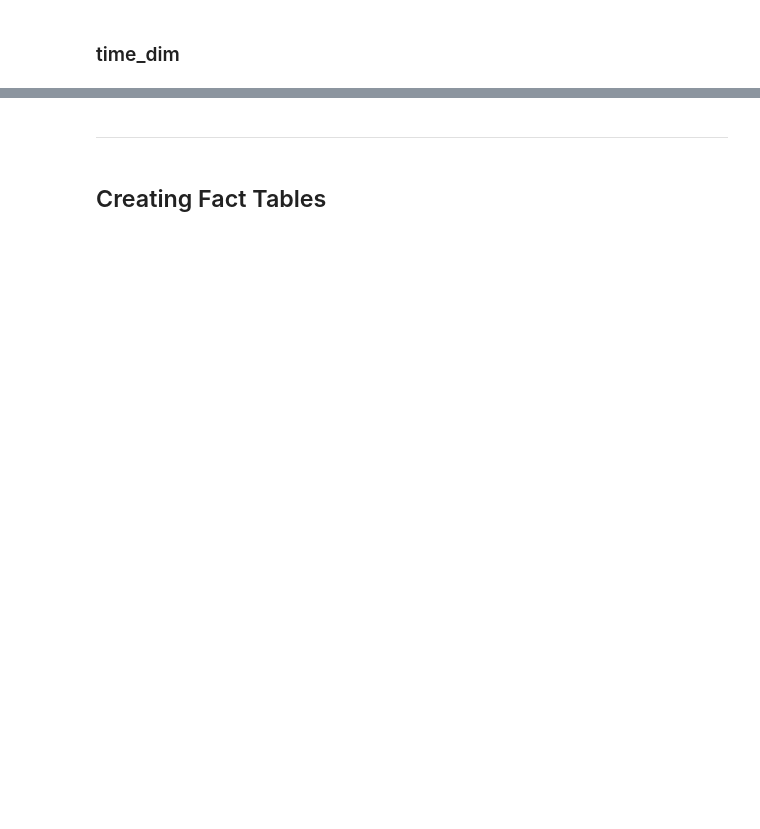
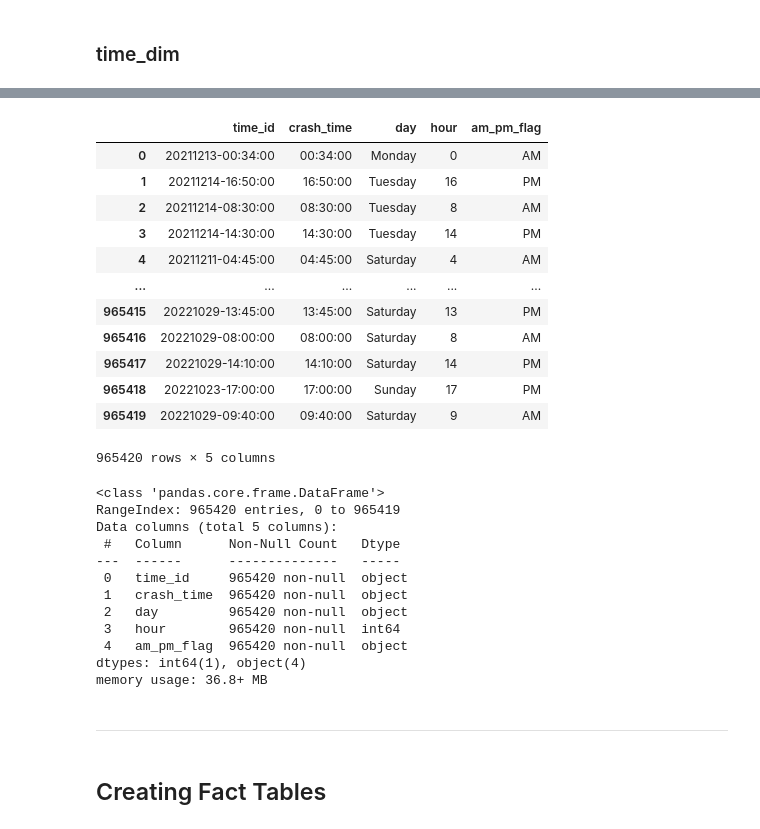
Before and after one commit to xyjiang970/cis9440-dataWarehousing, a Jupyter notebook: project/milestones_submission/milestone3/milestone3_ETL_jason_github.ipynb, the cells around one changed output, grey strips where cells are left out. Cells and saved outputs as stored; diff of their text form; code cells hidden in the pictures; blank space fills up the shorter version.

```diff
--- a/project/milestones_submission/milestone3/milestone3_ETL_jason_github.ipynb
+++ b/project/milestones_submission/milestone3/milestone3_ETL_jason_github.ipynb
@@ -567,3 +510,61 @@ memory usage: 36.8+ MB
+# %%
+# needed initial columns
+time_dim = overall_df[["crash_date", "crash_time"]]
+
+# making "day" column
+time_dim['crash_date']= pd.to_datetime(time_dim['crash_date'])
+time_dim['day'] = time_dim['crash_date'].dt.day_name()
+
+# making "hour" and "am_pm_flag" columns
+## first convert to type string
+time_dim['crash_time'] = time_dim['crash_time'].astype(str)
+
+time_dim['hour'] = pd.to_datetime(time_dim['crash_time']).dt.hour
+time_dim['am_pm_flag'] = np.where(time_dim['hour']<=12, 'AM', 'PM')
+
+# creating id column
+time_dim['temp1'] = time_dim['crash_date'].apply(lambda x: x.strftime("%Y%m%d"))
+
+## first convert to type string and use it to help create time_id column
+time_dim['crash_date'] = time_dim['crash_date'].astype(str)
+time_dim['time_id'] = time_dim[['temp1', 'crash_time']].agg('-'.join, axis=1)
+
+## revert back to datetime.time and dropping unecessary columns
+time_dim["crash_time"] = pd.to_datetime(time_dim["crash_time"], format="%H:%M:%S").dt.time
+time_dim.drop(["crash_date", "temp1"], axis = 1, inplace=True)
+
+# rearranging columns
+time_dim = time_dim[["time_id", "crash_time", "day", "hour", "am_pm_flag"]]
+
+display(time_dim)
+print("\n")
+time_dim.info()
+# %% [output]
+|  | time_id | crash_time | day | hour | am_pm_flag |
+| 0 | 20211213-00:34:00 | 00:34:00 | Monday | 0 | AM |
+| 1 | 20211214-16:50:00 | 16:50:00 | Tuesday | 16 | PM |
+| 2 | 20211214-08:30:00 | 08:30:00 | Tuesday | 8 | AM |
+| 3 | 20211214-14:30:00 | 14:30:00 | Tuesday | 14 | PM |
+| 4 | 20211211-04:45:00 | 04:45:00 | Saturday | 4 | AM |
+| ... | ... | ... | ... | ... | ... |
+| 965415 | 20221029-13:45:00 | 13:45:00 | Saturday | 13 | PM |
+| 965416 | 20221029-08:00:00 | 08:00:00 | Saturday | 8 | AM |
+| 965417 | 20221029-14:10:00 | 14:10:00 | Saturday | 14 | PM |
+| 965418 | 20221023-17:00:00 | 17:00:00 | Sunday | 17 | PM |
+| 965419 | 20221029-09:40:00 | 09:40:00 | Saturday | 9 | AM |
+965420 rows × 5 columns
+<class 'pandas.core.frame.DataFrame'>
+RangeIndex: 965420 entries, 0 to 965419
+Data columns (total 5 columns):
+ #   Column      Non-Null Count   Dtype
+---  ------      --------------   -----
+ 0   time_id     965420 non-null  object
+ 1   crash_time  965420 non-null  object
+ 2   day         965420 non-null  object
+ 3   hour        965420 non-null  int64
+ 4   am_pm_flag  965420 non-null  object
+dtypes: int64(1), object(4)
+memory usage: 36.8+ MB
 # %% [markdown]
 ------------------------------
 # %% [markdown]
```
Also changed, not shown: parts of 30 cells of this notebook.
